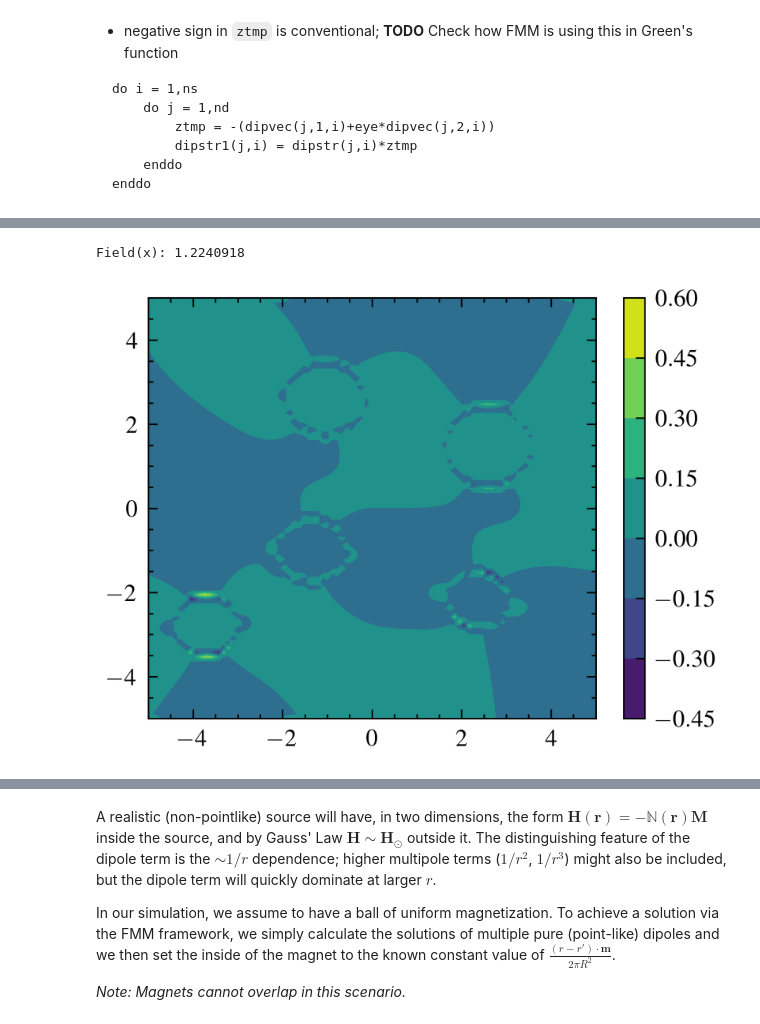
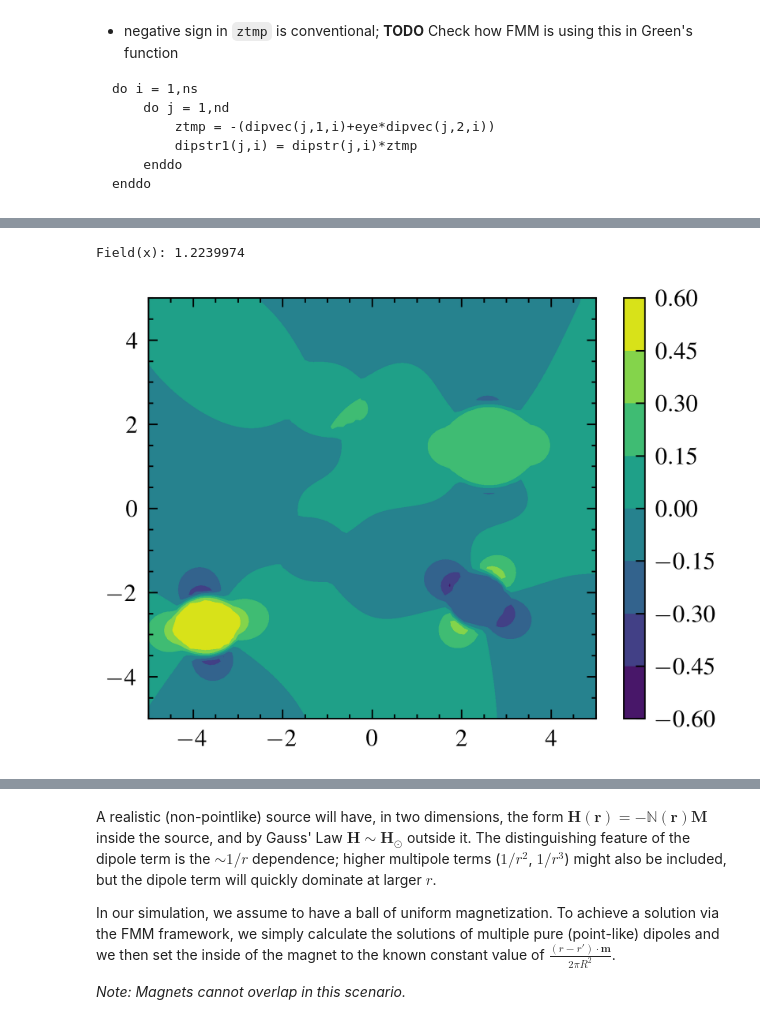
Before and after one commit to cmt-dtu-energy/hypermagnetics, a Jupyter notebook: nbs/check_fmm.ipynb, the cells around one changed output, grey strips where cells are left out. Saved outputs shown, nothing was run; the diff lists cells and outputs as text; code cells hidden in the pictures.

```diff
--- a/nbs/check_fmm.ipynb
+++ b/nbs/check_fmm.ipynb
@@ -83,23 +81,23 @@ Potential: 9.056332e-09
 # %%
 sim["field_grid"] = field2d_grid(source_cfg, sim["msp_grid"])
 
 ### Field in x-direction
 if source_cfg["line"]:
     plt.plot(sim['grid'][:, 0], np.abs(sim["field_grid"][0, ..., 0]))
     plt.plot(sim['grid'][:, 0], np.abs(train["field_grid"][0, ..., 0]), color='red', linestyle='--')
     plt.yscale("log")
 else:
     x_grid = np.array(train['grid'][:, 0].reshape((source_cfg["res"], source_cfg["res"])))
     y_grid = np.array(train['grid'][:, 1].reshape((source_cfg["res"], source_cfg["res"])))
     sim_f = sim["field_grid"][0, ..., 1].reshape((source_cfg["res"], source_cfg["res"]))
     t_f = train["field_grid"][0, ..., 1].reshape((source_cfg["res"], source_cfg["res"]))
-    # plt.contourf(x_grid, y_grid, np.clip(sim_f, -5, 5))
+    plt.contourf(x_grid, y_grid, np.clip(sim_f, -5, 5))
     # plt.contourf(x_grid, y_grid, np.clip(t_f, -1, 1))
-    plt.contourf(x_grid, y_grid, np.clip(sim_f - t_f, -0.5, 0.5))
+    # plt.contourf(x_grid, y_grid, np.clip(sim_f - t_f, -0.5, 0.5))
     # plt.contourf(x_grid, y_grid, np.clip(sim_f / t_f, 0, 3))
     plt.colorbar()
 
     print("Field(x):", np.nanmean(np.abs(sim_f / t_f)))
 # %% [output]
-Field(x): 1.2240918
+Field(x): 1.2239974
-[figure, old version]
+[figure, new version]
```
Also changed, not shown: parts of 7 cells of this notebook, 9 other files.
